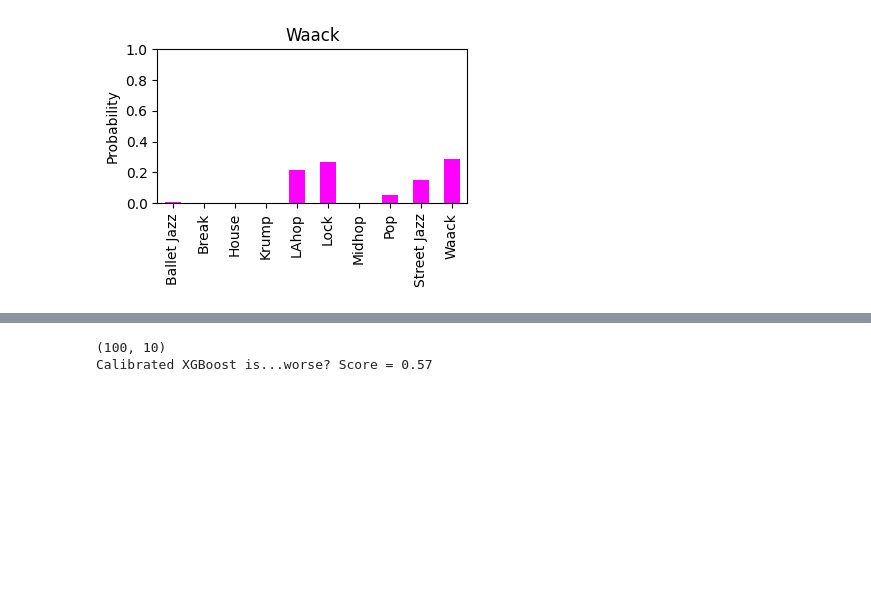
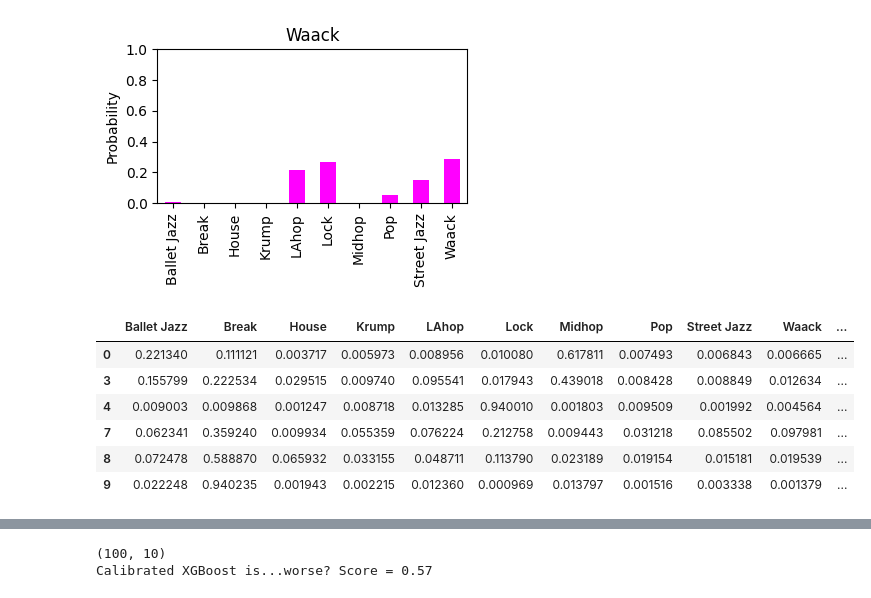
Before and after one commit to tBenBaker/MovementClassifier, a Jupyter notebook: DanceProj1/notebooks/02_classification_draft.ipynb, the cells around one changed output, grey strips where cells are left out. Saved outputs shown, nothing was run; the diff lists cells and outputs as text; code cells hidden in the pictures; blank space fills up the shorter version.

Commit message:
new notebook for XGB inspection

```diff
--- a/DanceProj1/notebooks/02_classification_draft.ipynb
+++ b/DanceProj1/notebooks/02_classification_draft.ipynb
@@ -170,5 +168,6 @@ print(y_hatp1[:5])
 # %%
-yprobdf = pd.DataFrame(y_hatp1, columns=labels)
+y_hatprob = xgb_mod.predict_proba(X_test)
+yprobdf = pd.DataFrame(y_hatprob, columns=labels)
 yprobdf['Original Index'] = index_lookup['original_index']
 yprobdf['True_Label'] = y_test.values
 yprobdf['id'] = test_ids.values
@@ -255,3 +254,15 @@ dfWA.mean().plot(kind='bar', title='Waack', color='magenta', figsize=(4,2), ylim
 # %% [output]
 <AxesSubplot: title={'center': 'Waack'}, ylabel='Probability'>
 [figure]
+# %%
+#inspect the misclassified Ballet Jazz pieces
+misBJazz = BJazzdf[BJazzdf['Ballet Jazz']<0.5]
+misBJazz
+# %% [output]
+|  | Ballet Jazz | Break | House | Krump | LAhop | Lock | Midhop | Pop | Street Jazz | Waack | ... |
+| 0 | 0.221340 | 0.111121 | 0.003717 | 0.005973 | 0.008956 | 0.010080 | 0.617811 | 0.007493 | 0.006843 | 0.006665 | ... |
+| 3 | 0.155799 | 0.222534 | 0.029515 | 0.009740 | 0.095541 | 0.017943 | 0.439018 | 0.008428 | 0.008849 | 0.012634 | ... |
+| 4 | 0.009003 | 0.009868 | 0.001247 | 0.008718 | 0.013285 | 0.940010 | 0.001803 | 0.009509 | 0.001992 | 0.004564 | ... |
+| 7 | 0.062341 | 0.359240 | 0.009934 | 0.055359 | 0.076224 | 0.212758 | 0.009443 | 0.031218 | 0.085502 | 0.097981 | ... |
+| 8 | 0.072478 | 0.588870 | 0.065932 | 0.033155 | 0.048711 | 0.113790 | 0.023189 | 0.019154 | 0.015181 | 0.019539 | ... |
+| 9 | 0.022248 | 0.940235 | 0.001943 | 0.002215 | 0.012360 | 0.000969 | 0.013797 | 0.001516 | 0.003338 | 0.001379 | ... |
```
Also changed, not shown: parts of 8 cells of this notebook, 7 other files.
